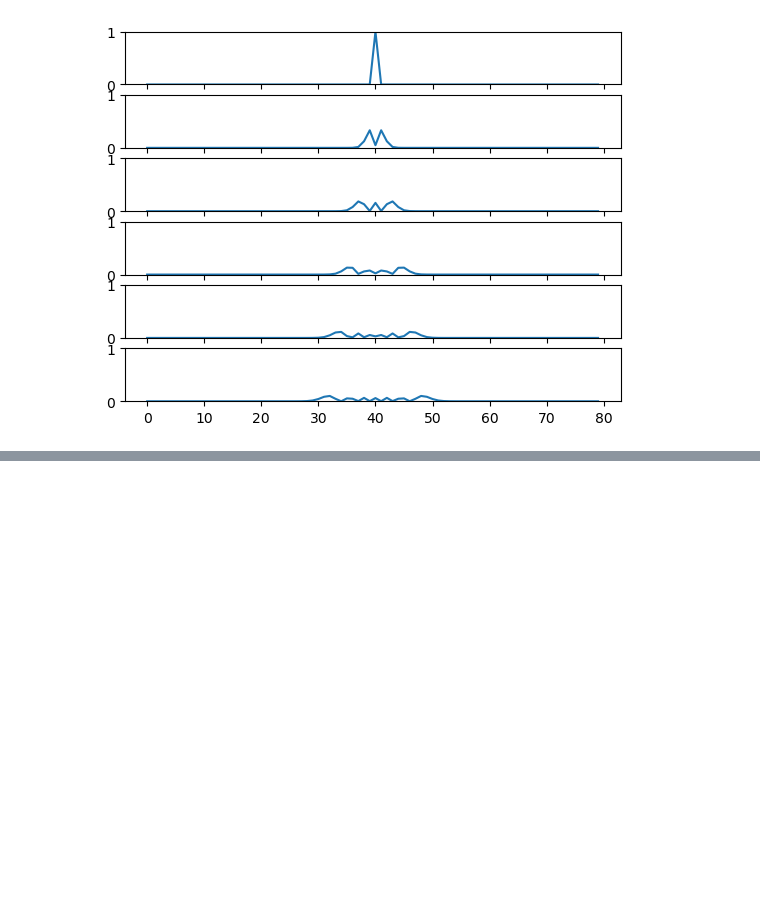
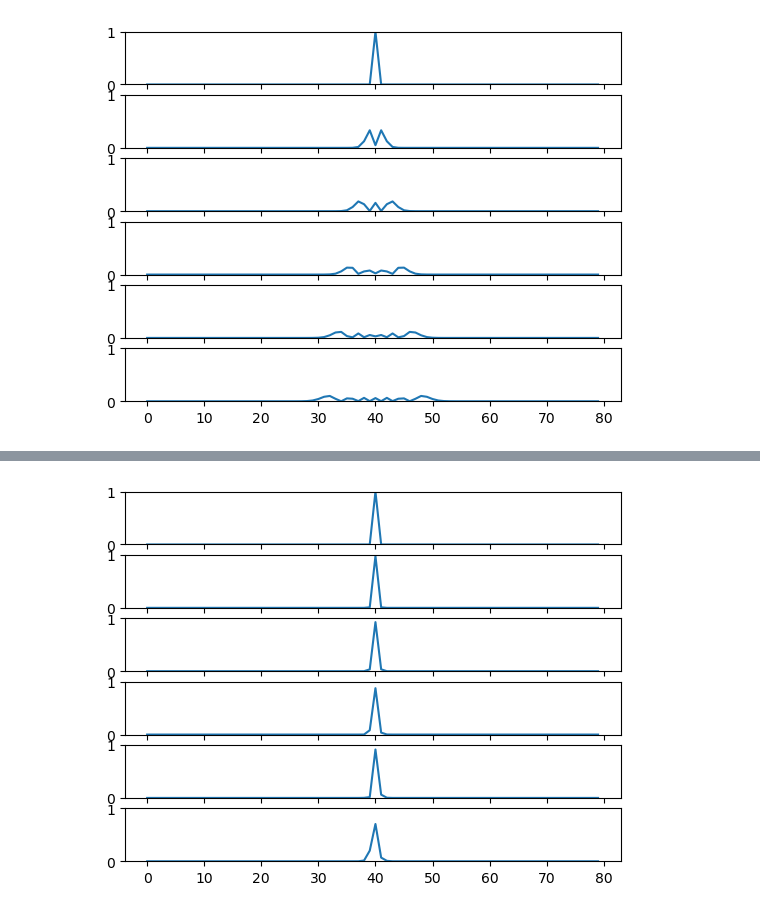
Before and after one commit to ravikoka/qgraph, a Jupyter notebook: 1d_chain.ipynb, the cells around one changed output, grey strips where cells are left out. Drawn from its saved outputs; the diff is of its cells as text; code cells hidden in the pictures; blank space fills up the shorter version.

Commit message:
AndersonChain functional

```diff
--- a/1d_chain.ipynb
+++ b/1d_chain.ipynb
@@ -81,0 +155,9 @@ for i, ax in enumerate(axs):
+# %%
+n = 80
+chain = np.zeros((n, 1))
+psi_0 = np.zeros(n)
+psi_0[n//2] = 1
+
+ring = AndersonChain(chain, psi_0, [1, 1], 1)
+# %%
+history = ring.solve(t_steps=10)
@@ -81,0 +175,8 @@ for i, ax in enumerate(axs):
+# %%
+import matplotlib.pyplot as plt
+fig, axs = plt.subplots(6)
+for i, ax in enumerate(axs):
+    density = np.real(np.multiply(history[i].conj(), history[i]))
+    ax.plot(density)
+    ax.set_ylim(0, 1)
+    sum(density)
@@ -81,0 +185,13 @@ for i, ax in enumerate(axs):
+# %%
+anderson_ring = AndersonChain(chain, psi_0, [-10, 10], 1)
+#localized_hist = anderson_ring.solve(10)
+localized_hist = anderson_ring.solve([0, 10], 100)
+# %%
+fig, axs = plt.subplots(6)
+for i, ax in enumerate(axs):
+    density = np.real(np.multiply(localized_hist[i].conj(), localized_hist[i]))
+    ax.plot(density)
+    ax.set_ylim(0, 1)
+    sum(density)
+# %% [output]
+[figure, added]
```
Also changed, not shown: parts of 6 cells of this notebook.
